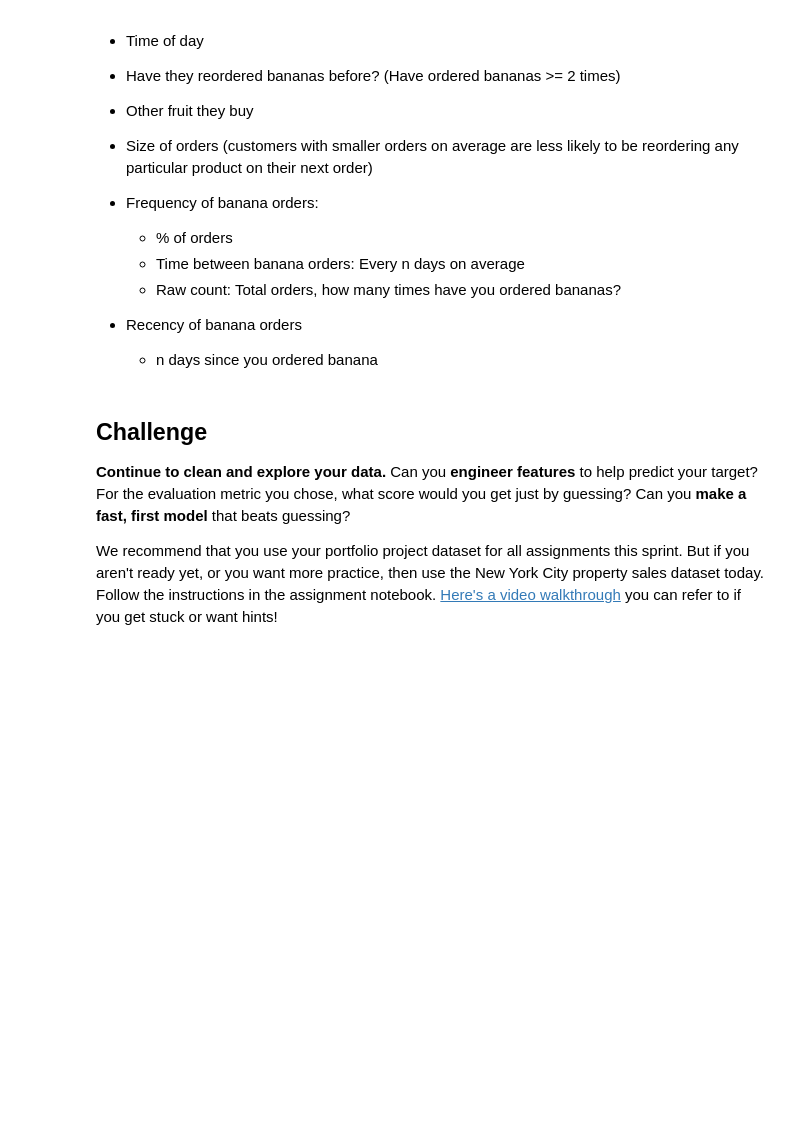
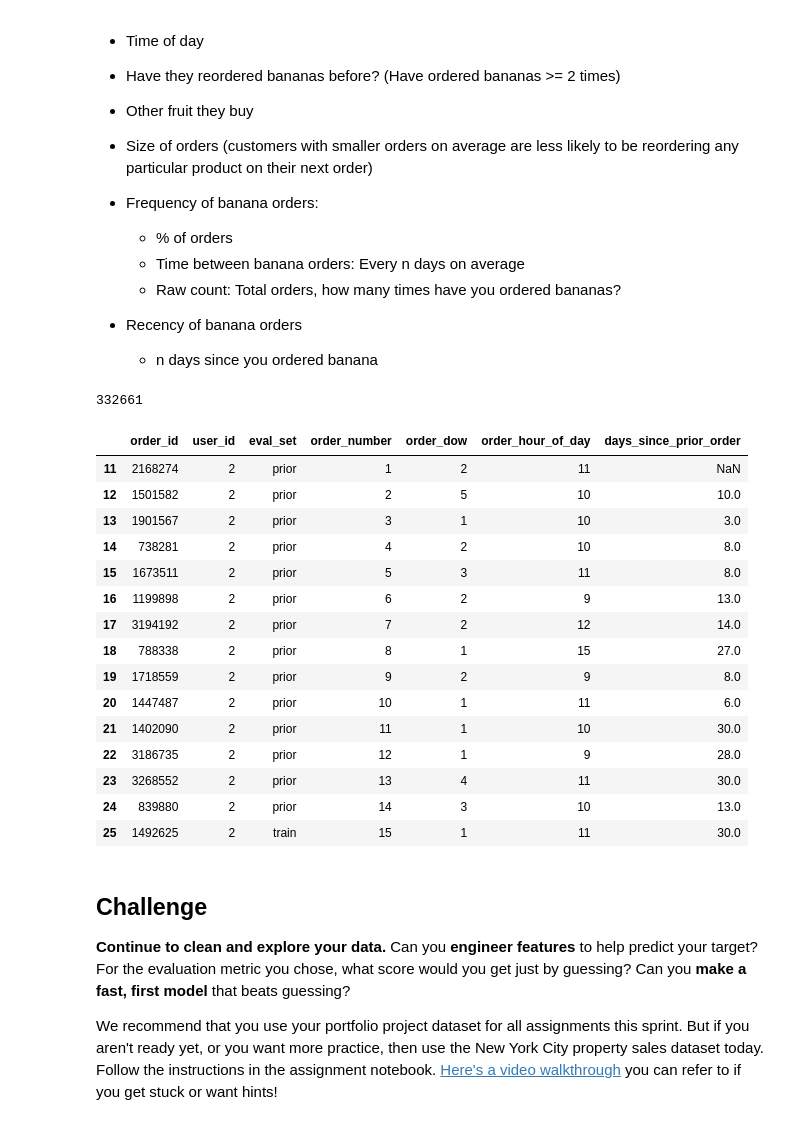
Before and after one commit to austinlasseter/DS-Unit-2-Applied-Modeling, a Jupyter notebook: module2-wrangle-ml-datasets/232_responses.ipynb, the cells around one changed output. Cells and saved outputs as stored; diff of their text form; code cells hidden in the pictures; blank space fills up the shorter version.

```diff
--- a/module2-wrangle-ml-datasets/232_responses.ipynb
+++ b/module2-wrangle-ml-datasets/232_responses.ipynb
@@ -447,3 +440,4 @@ orders[orders.order_id.isin(banana_order_ids)]
 # %%
-# Which unique user_ids bought bananas?
-# orders[orders.order_id.isin(banana_order_ids)]['user_id'].value_counts()
+# get the orders that had bananas
+banana_orders = orders[orders.order_id.isin(banana_order_ids)]
+banana_orders.head()
@@ -452,0 +451,4 @@ orders[orders.order_id.isin(banana_order_ids)]
+# %%
+# In the orders table, which users have bought bananas?
+banana_user_ids = banana_orders.user_id.unique()
+banana_user_ids[:5]
@@ -458,0 +468,4 @@ We want *all* the orders from customers who have *ever* bought the product.
+# %%
+# orders table, shape after getting subset
+orders_subset = orders[orders.user_id.isin(banana_user_ids)]
+orders_subset.shape
@@ -492,3 +501,29 @@ banana_order_counts.mean()
+# %%
+len(orders_subset)
+# %% [output]
+332661
+# %%
+# Pick out an individual user for exploration & experiments
+USER_ID = 2
+my_user = orders_subset[orders_subset.user_id==USER_ID]
+my_user
+# %% [output]
+|  | order_id | user_id | eval_set | order_number | order_dow | order_hour_of_day | days_since_prior_order |
+| 11 | 2168274 | 2 | prior | 1 | 2 | 11 | NaN |
+| 12 | 1501582 | 2 | prior | 2 | 5 | 10 | 10.0 |
+| 13 | 1901567 | 2 | prior | 3 | 1 | 10 | 3.0 |
+| 14 | 738281 | 2 | prior | 4 | 2 | 10 | 8.0 |
+| 15 | 1673511 | 2 | prior | 5 | 3 | 11 | 8.0 |
+| 16 | 1199898 | 2 | prior | 6 | 2 | 9 | 13.0 |
+| 17 | 3194192 | 2 | prior | 7 | 2 | 12 | 14.0 |
+| 18 | 788338 | 2 | prior | 8 | 1 | 15 | 27.0 |
+| 19 | 1718559 | 2 | prior | 9 | 2 | 9 | 8.0 |
+| 20 | 1447487 | 2 | prior | 10 | 1 | 11 | 6.0 |
+| 21 | 1402090 | 2 | prior | 11 | 1 | 10 | 30.0 |
+| 22 | 3186735 | 2 | prior | 12 | 1 | 9 | 28.0 |
+| 23 | 3268552 | 2 | prior | 13 | 4 | 11 | 30.0 |
+| 24 | 839880 | 2 | prior | 14 | 3 | 10 | 13.0 |
+| 25 | 1492625 | 2 | train | 15 | 1 | 11 | 30.0 |
 # %% [markdown]
 ## Challenge
 
```
Also changed, not shown: parts of 26 cells of this notebook.
